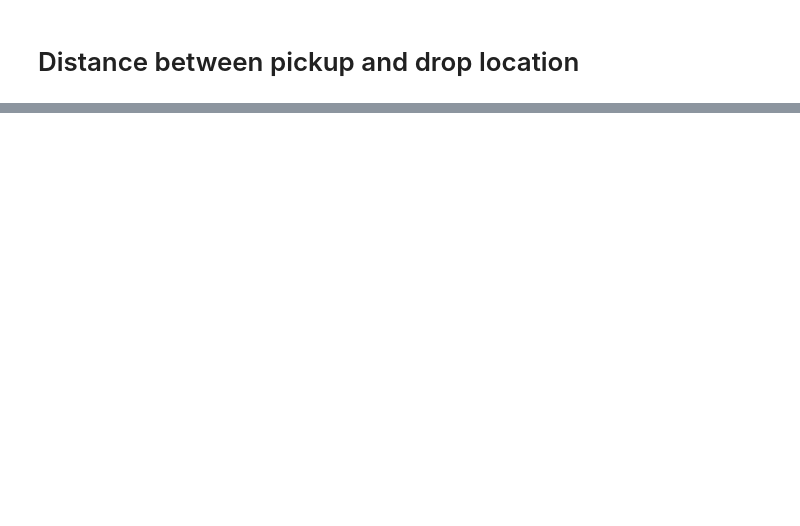
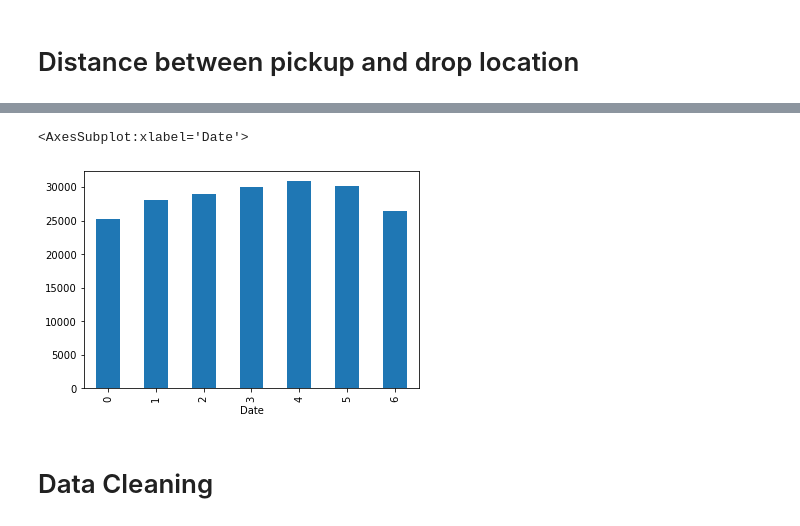
Before and after one commit to kunalsojatia/TFA_Taxi_Project, a Jupyter notebook: taxi.ipynb, the cells around one changed output, grey strips where cells are left out. Cells and saved outputs as stored; diff of their text form; code cells hidden in the pictures; blank space fills up the shorter version.

Commit message:
Data Cleaning
-Some Data Cleaning

```diff
--- a/taxi.ipynb
+++ b/taxi.ipynb
@@ -411,0 +370,2 @@ yellowdf.head()
+# %%
+uberdf["Date"] = uberdf["key"].astype("datetime64")
@@ -411,0 +387,7 @@ yellowdf.head()
+# %%
+uberdf["Distance"].groupby(uberdf["Date"].dt.weekday).count().plot(kind="bar")
+# %% [output]
+<AxesSubplot:xlabel='Date'>
+[figure, added]
+# %% [markdown]
+# Data Cleaning
```
Also changed, not shown: parts of 20 cells of this notebook, 9 other files.
